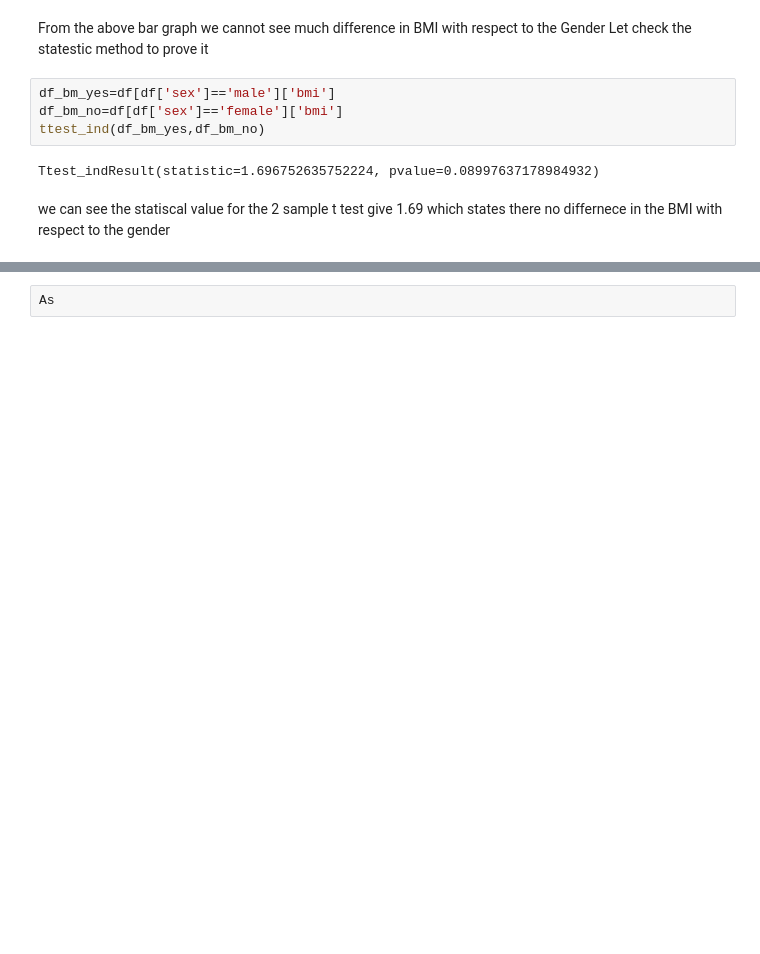
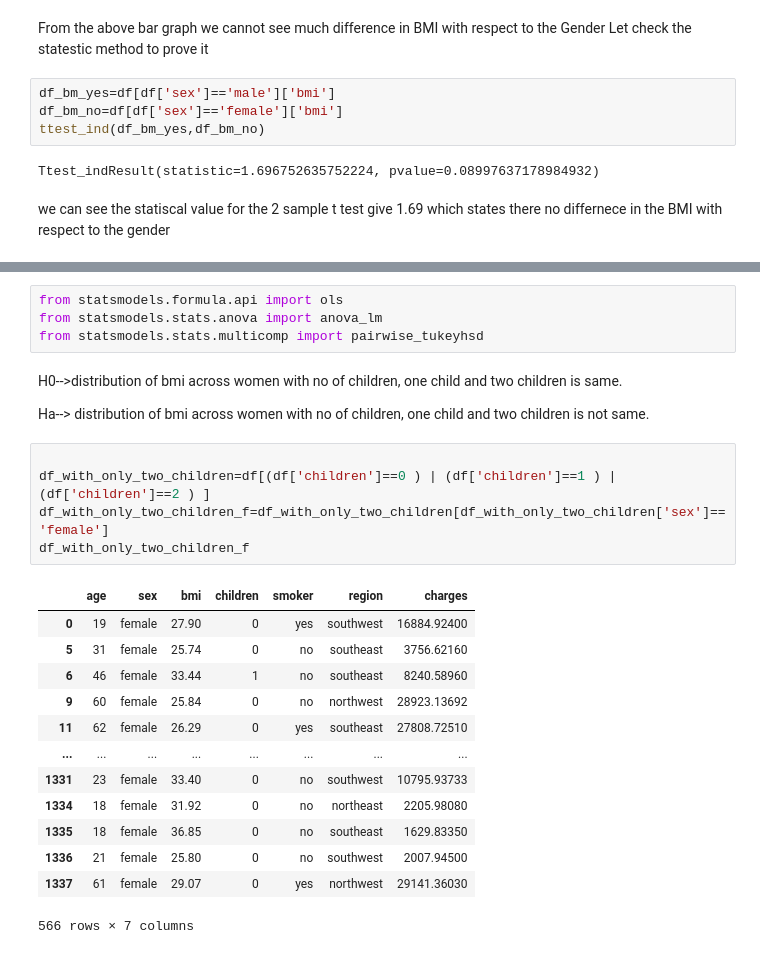
Before and after one commit to Sivadasan2/EDA-basics, a Jupyter notebook: Insurance dataset (BASIC EDA).ipynb, the cells around one changed output, grey strips where cells are left out. Drawn from its saved outputs; the diff is of its cells as text; blank space fills up the shorter version.

```diff
--- a/Insurance dataset (BASIC EDA).ipynb
+++ b/Insurance dataset (BASIC EDA).ipynb
@@ -207,2 +228,27 @@ plt.show()
-# %%
-As
+# %%
+from statsmodels.formula.api import ols
+from statsmodels.stats.anova import anova_lm
+from statsmodels.stats.multicomp import pairwise_tukeyhsd
+# %% [markdown]
+H0-->distribution of bmi across women with no of children, one child and two children is same.
+
+Ha--> distribution of bmi across women with no of children, one child and two children is not same.
+# %%
+
+df_with_only_two_children=df[(df['children']==0 ) | (df['children']==1 ) | (df['children']==2 ) ]
+df_with_only_two_children_f=df_with_only_two_children[df_with_only_two_children['sex']=='female']
+df_with_only_two_children_f
+# %% [output]
+|  | age | sex | bmi | children | smoker | region | charges |
+| 0 | 19 | female | 27.90 | 0 | yes | southwest | 16884.92400 |
+| 5 | 31 | female | 25.74 | 0 | no | southeast | 3756.62160 |
+| 6 | 46 | female | 33.44 | 1 | no | southeast | 8240.58960 |
+| 9 | 60 | female | 25.84 | 0 | no | northwest | 28923.13692 |
+| 11 | 62 | female | 26.29 | 0 | yes | southeast | 27808.72510 |
+| ... | ... | ... | ... | ... | ... | ... | ... |
+| 1331 | 23 | female | 33.40 | 0 | no | southwest | 10795.93733 |
+| 1334 | 18 | female | 31.92 | 0 | no | northeast | 2205.98080 |
+| 1335 | 18 | female | 36.85 | 0 | no | southeast | 1629.83350 |
+| 1336 | 21 | female | 25.80 | 0 | no | southwest | 2007.94500 |
+| 1337 | 61 | female | 29.07 | 0 | yes | northwest | 29141.36030 |
+566 rows × 7 columns
```
Also changed, not shown: parts of 15 cells of this notebook.
